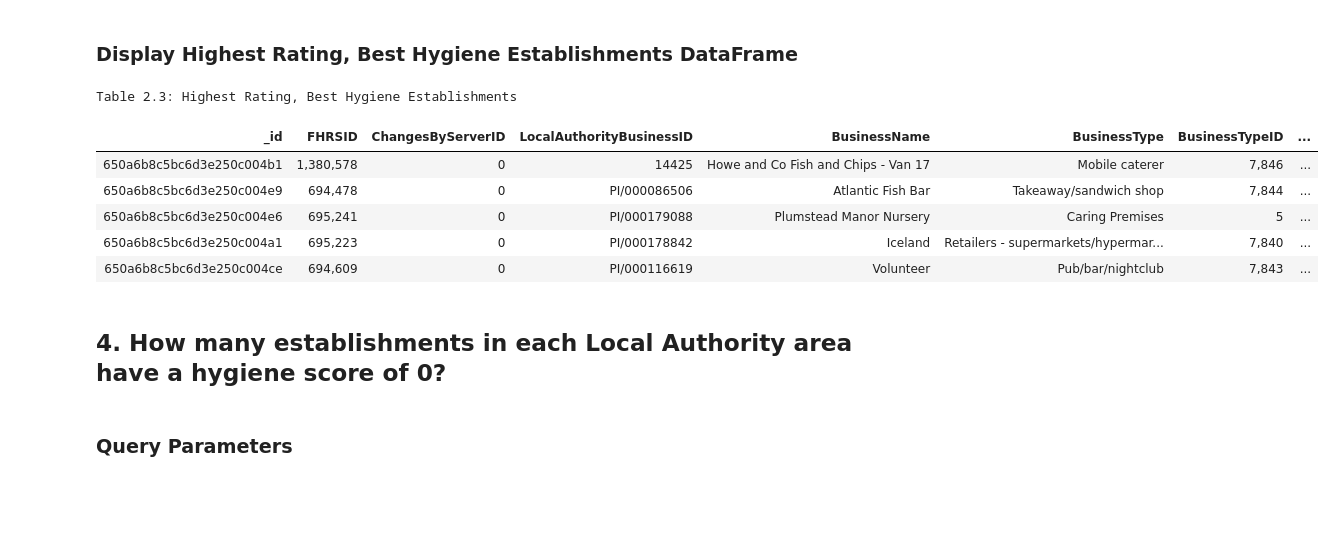
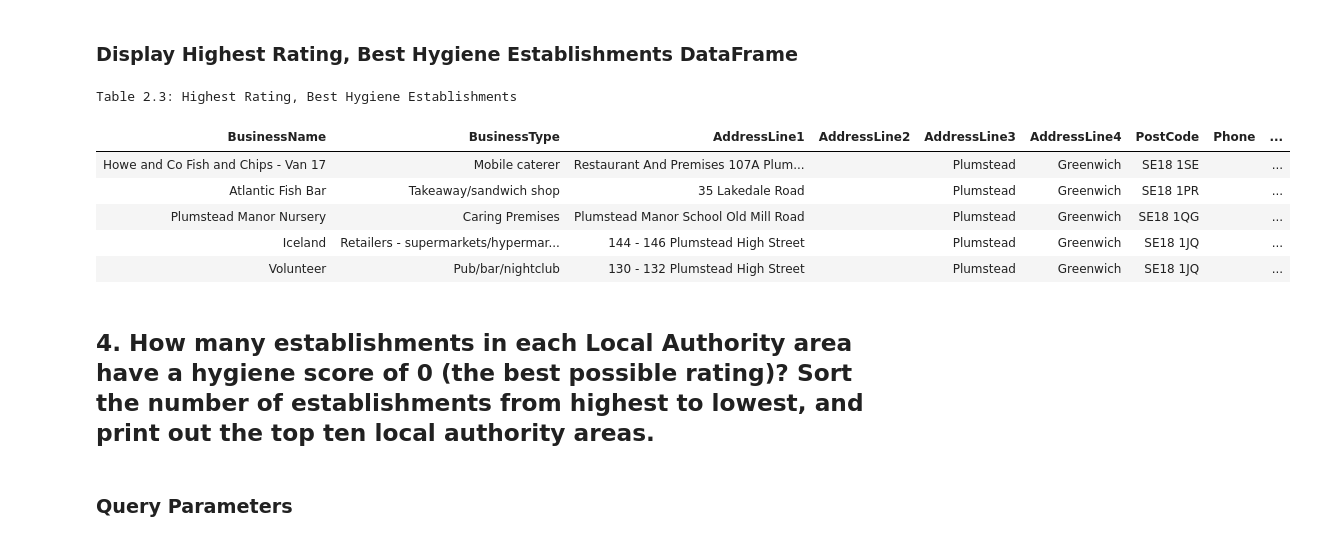
Before and after one commit to njamesgeorge1223/UK-Food-Magazine-Restaurant-Analysis-using-MongoDB, a Jupyter notebook: NoSQLAnalysis.ipynb, the cells around one changed output. Cells and saved outputs as stored; diff of their text form; code cells hidden in the pictures; blank space fills up the shorter version.

```diff
--- a/NoSQLAnalysis.ipynb
+++ b/NoSQLAnalysis.ipynb
@@ -515,23 +565,47 @@ The number of rows in the Highest Rating, Best Hygiene DataFrame is 5.
 # %% [markdown]
 ### Display Highest Rating, Best Hygiene Establishments DataFrame
 # %%
+# This function rearranges the columns in the DataFrame.
+highRatingBestHygieneDataFrame \
+    = local_function \
+        .ReturnReorderedColumnsNoSQLDataFrame \
+            (highRatingBestHygieneDataFrame)
+
+
+# This line of code displays a formatted DataFrame hiding those columns
+# that are not necessary for editorial decisions.
 function \
     .ReturnStylerObjectStandardFormat \
         (highRatingBestHygieneDataFrame,
          'Table 2.3: Highest Rating, Best Hygiene Establishments',
          hideFlagBooleanParameter = True) \
+            .format({'RatingValue':
+                            '{:,.0f}'}) \
             .hide \
-                ('meta', axis = 1)
+                (['_id',
+                  'ChangesByServerID',
+                  'FHRSID',
+                  'LocalAuthorityBusinessID',
+                  'BusinessTypeID',
+                  'geocode',
+                  'Distance',
+                  'RatingKey',
+                  'RightToReply',
+                  'SchemeType',
+                  'LocalAuthorityCode',
+                  'meta',
+                  'links'],
+                 axis = 1)
 # %% [output]
 Table 2.3: Highest Rating, Best Hygiene Establishments
-| _id | FHRSID | ChangesByServerID | LocalAuthorityBusinessID | BusinessName | BusinessType | BusinessTypeID | ... |
-| 650a6b8c5bc6d3e250c004b1 | 1,380,578 | 0 | 14425 | Howe and Co Fish and Chips - Van 17 | Mobile caterer | 7,846 | ... |
-| 650a6b8c5bc6d3e250c004e9 | 694,478 | 0 | PI/000086506 | Atlantic Fish Bar | Takeaway/sandwich shop | 7,844 | ... |
-| 650a6b8c5bc6d3e250c004e6 | 695,241 | 0 | PI/000179088 | Plumstead Manor Nursery | Caring Premises | 5 | ... |
-| 650a6b8c5bc6d3e250c004a1 | 695,223 | 0 | PI/000178842 | Iceland | Retailers - supermarkets/hypermar... | 7,840 | ... |
-| 650a6b8c5bc6d3e250c004ce | 694,609 | 0 | PI/000116619 | Volunteer | Pub/bar/nightclub | 7,843 | ... |
+| BusinessName | BusinessType | AddressLine1 | AddressLine2 | AddressLine3 | AddressLine4 | PostCode | Phone | ... |
+| Howe and Co Fish and Chips - Van 17 | Mobile caterer | Restaurant And Premises 107A Plum... |  | Plumstead | Greenwich | SE18 1SE |  | ... |
+| Atlantic Fish Bar | Takeaway/sandwich shop | 35 Lakedale Road |  | Plumstead | Greenwich | SE18 1PR |  | ... |
+| Plumstead Manor Nursery | Caring Premises | Plumstead Manor School Old Mill Road |  | Plumstead | Greenwich | SE18 1QG |  | ... |
+| Iceland | Retailers - supermarkets/hypermar... | 144 - 146 Plumstead High Street |  | Plumstead | Greenwich | SE18 1JQ |  | ... |
+| Volunteer | Pub/bar/nightclub | 130 - 132 Plumstead High Street |  | Plumstead | Greenwich | SE18 1JQ |  | ... |
 # %% [markdown]
-## 4. How many establishments in each Local Authority area have a hygiene score of 0?
+## **4. How many establishments in each Local Authority area have a hygiene score of 0 (the best possible rating)? Sort the number of establishments from highest to lowest, and print out the top ten local authority areas.**
 # %% [markdown]
 ### Query Parameters
 # %%
```
Also changed, not shown: parts of 7 cells of this notebook, 12 other files.
